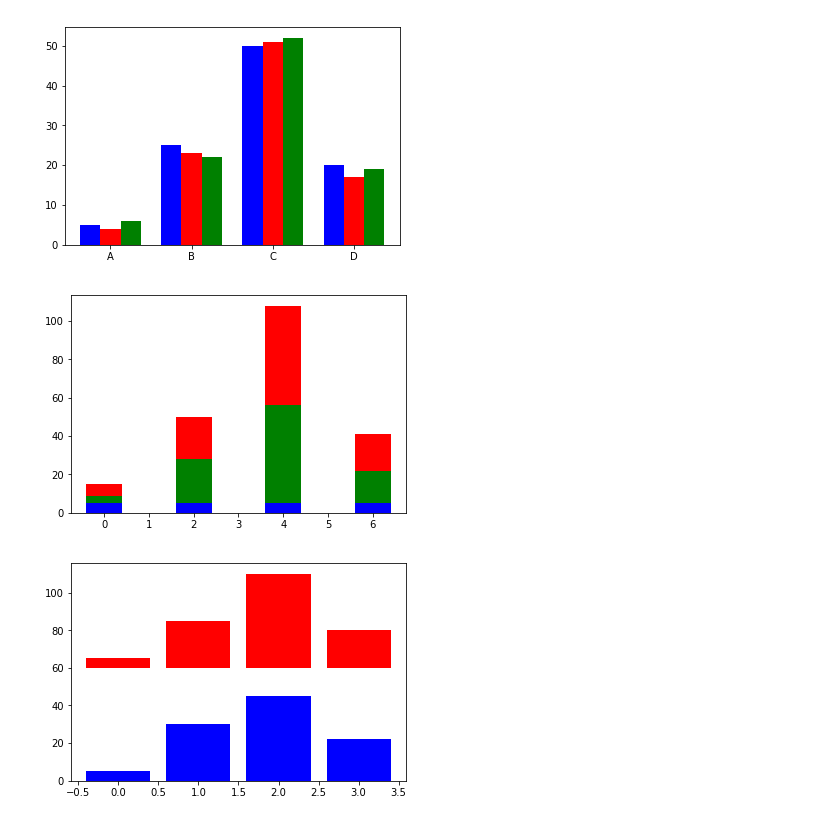
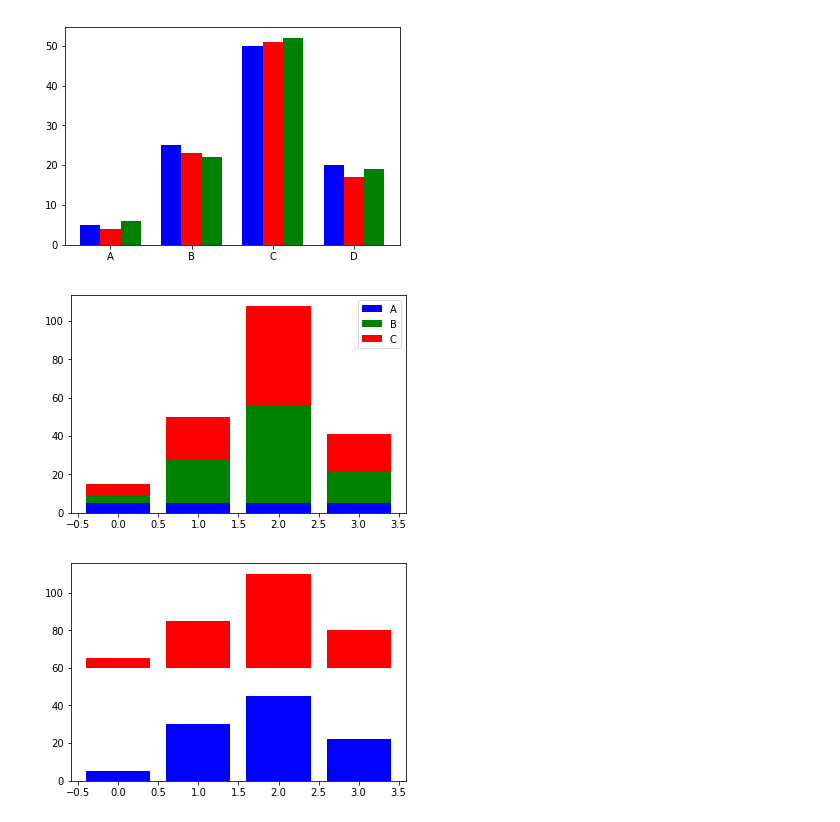
Before and after one commit to fastz123/4th_revolution, a Jupyter notebook: 4th_revolution-master/4th_revolution-master/bigdata/bigdata/home.selection/bigdata/Numpy_Pandas/visual/시각화(2019.05.20~22).ipynb, the cells around one changed output. Drawn from its saved outputs; the diff is of its cells as text; code cells hidden in the pictures.

```diff
--- a/4th_revolution-master/4th_revolution-master/bigdata/bigdata/home.selection/bigdata/Numpy_Pandas/visual/시각화(2019.05.20~22).ipynb
+++ b/4th_revolution-master/4th_revolution-master/bigdata/bigdata/home.selection/bigdata/Numpy_Pandas/visual/시각화(2019.05.20~22).ipynb
@@ -79,21 +89,16 @@ plt.xticks(X+0.5,('A','B','C','D'))
 plt.show()
 # %% [output]
 [figure]
-# %%
-data = np.array([[5., 25., 50., 20.],
-[4., 23., 51., 17],
-[6., 22., 52., 19]])
-color_list = ['b', 'g', 'r']
-data_label = ["A","B","C"]
 # %%
-data = np.array([[5., 5., 5., 5.],
+ data = np.array([[5., 5., 5., 5.],
 [4., 23., 51., 17],
 [6., 22., 52., 19]])
+for i in range(3):
+    plt.bar(X, data[i], bottom = np.sum(data[:i], axis=0),color = color_list[i], label=data_label[i])
+plt.legend()
+plt.show()
+# %% [output]
+[figure, added]
-# %%
-for i in range(3):
-    plt.bar(X,data[i],bottom=np.sum(data[:i],axis=0),color=color_list[i],label=data_label[i])
-# %% [output]
-[figure, removed]
 # %%
 A = [5., 30., 45., 22.]
 B = [5, 25, 50, 20]
```
Also changed, not shown: parts of 4 cells of this notebook, 12 other files.
